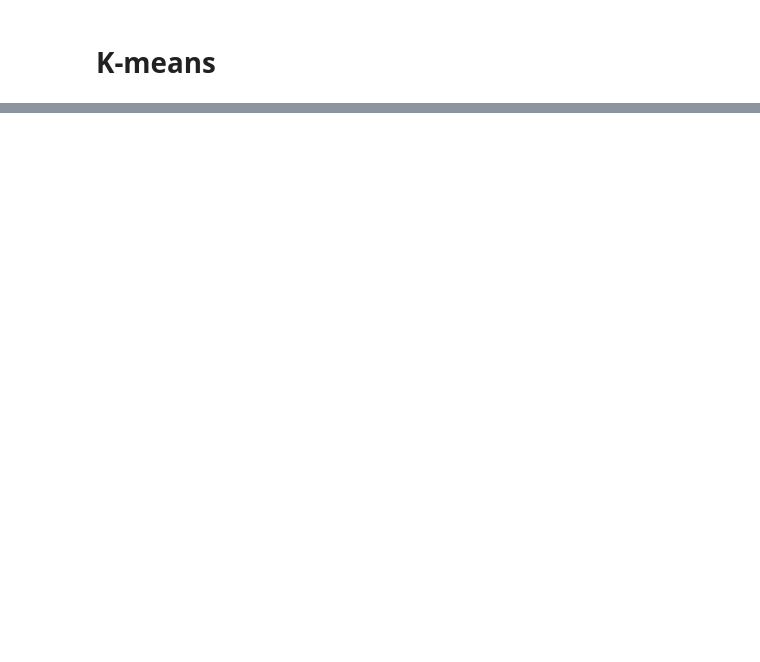
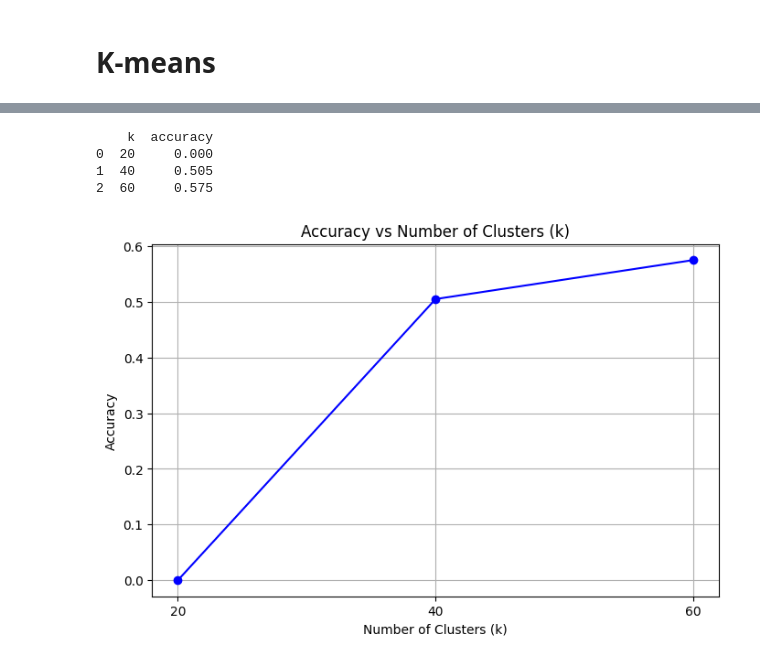
Before and after one commit to omarkhaled1853/Face-Recognition, a Jupyter notebook: k-means-clustering.ipynb, the cells around one changed output, grey strips where cells are left out. Cells and saved outputs as stored; diff of their text form; code cells hidden in the pictures; blank space fills up the shorter version.

```diff
--- a/k-means-clustering.ipynb
+++ b/k-means-clustering.ipynb
@@ -336,0 +495,13 @@ plt.show()
+# %%
+clusters = [20, 40, 60]
+
+# Structure: {k: model}
+kmeans_models = {}
+
+for k in clusters:
+    kmeans = KMeans(n_clusters=k)
+    kmeans.fit(X_train_latent, y_train)
+    kmeans_models[k] = kmeans
+
+model = kmeans_models[40]
+print(f"At k=40 cluster labels:\n{model.labels}")
@@ -336,0 +521,6 @@ plt.show()
+# %%
+predictions = {}
+
+for k, model in kmeans_models.items():
+        y_pred = model.predict(X_test_latent)
+        predictions[k] = y_pred
@@ -336,0 +568,31 @@ plt.show()
+# %%
+# Flatten the dictionary into a list of results
+results = []
+for k, acc in accuracy_results.items():
+    results.append({'k': k, 'accuracy': acc})
+
+# Create a DataFrame
+df = pd.DataFrame(results)
+
+# Display the table
+print(df)
+# %% [output]
+    k  accuracy
+0  20     0.000
+1  40     0.505
+2  60     0.575
+# %%
+# Plot accuracy for different K values
+sorted_k = sorted(accuracy_results.keys())
+accuracies = [accuracy_results[k] for k in sorted_k]
+
+plt.figure(figsize=(8, 5))
+plt.plot(sorted_k, accuracies, marker='o', linestyle='-', color='b')
+plt.title('Accuracy vs Number of Clusters (k)')
+plt.xlabel('Number of Clusters (k)')
+plt.ylabel('Accuracy')
+plt.grid(True)
+plt.xticks(sorted_k)
+plt.show()
+# %% [output]
+[figure, added]
```
Also changed, not shown: parts of 25 cells of this notebook, 1 other file.
